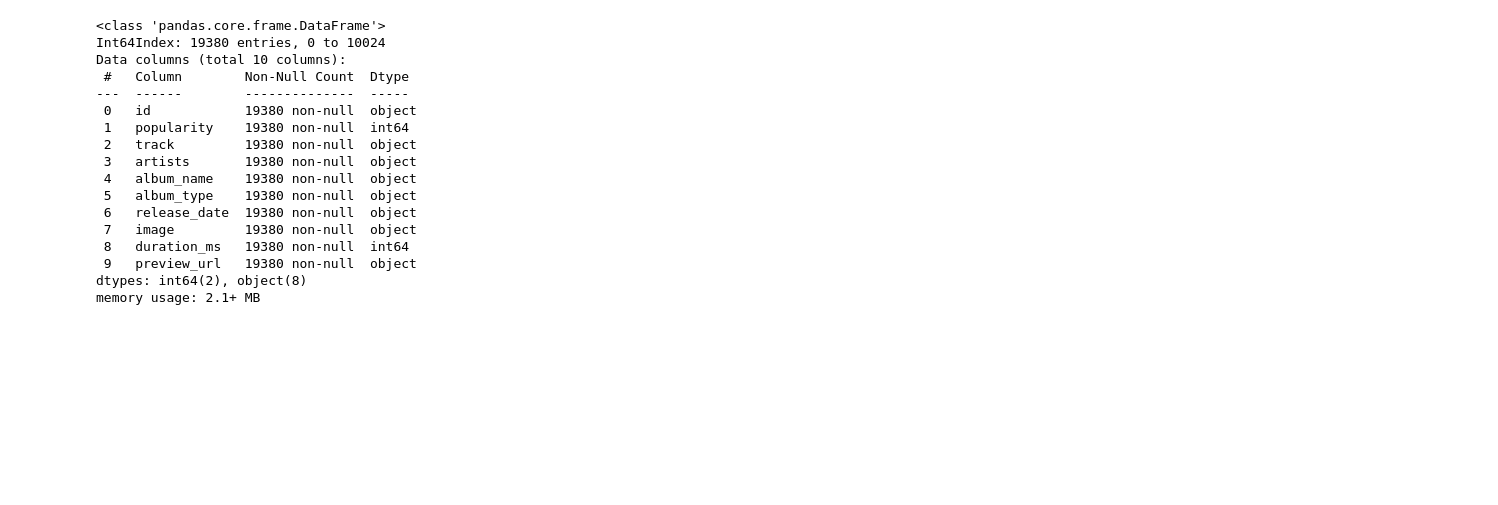
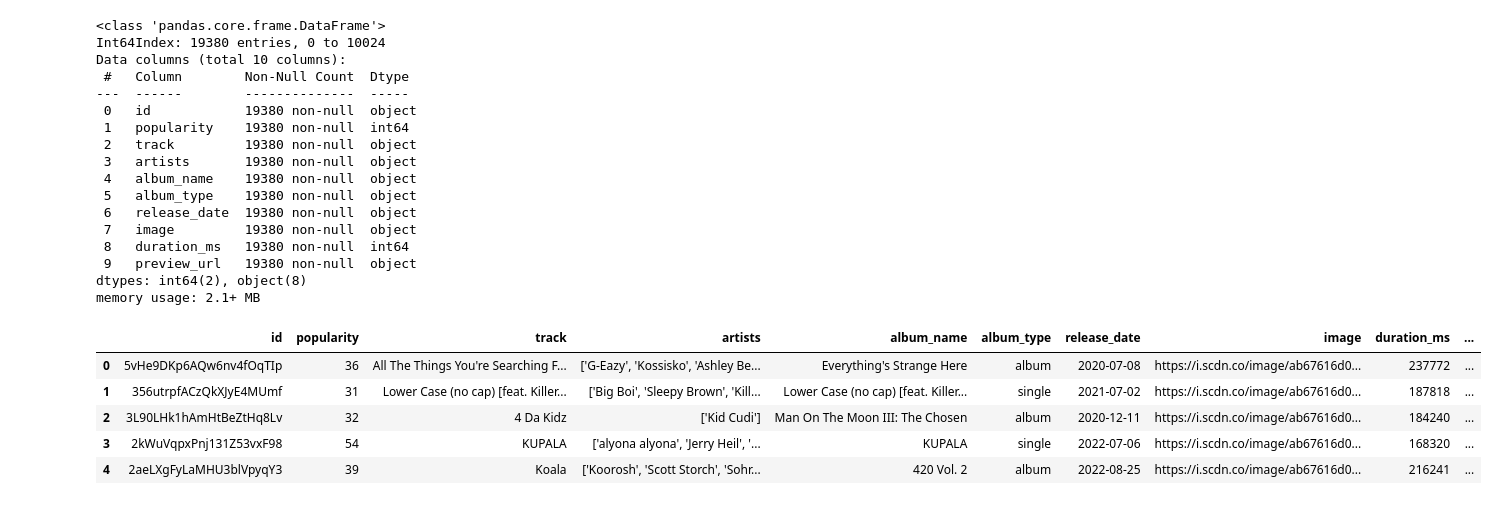
Before and after one commit to deepakjangir15/Hip-Hop-Popularity, a Jupyter notebook: Hip-Hop Popularity.ipynb, the cells around one changed output. Saved outputs shown, nothing was run; the diff lists cells and outputs as text; code cells hidden in the pictures; blank space fills up the shorter version.

```diff
--- a/Hip-Hop Popularity.ipynb
+++ b/Hip-Hop Popularity.ipynb
@@ -402,0 +407,9 @@ track_df.to_csv('/content/drive/MyDrive/Colab Notebooks/Portfolio - Projects/Dat
+# %%
+track_df.head()
+# %% [output]
+|  | id | popularity | track | artists | album_name | album_type | release_date | image | duration_ms | ... |
+| 0 | 5vHe9DKp6AQw6nv4fOqTIp | 36 | All The Things You're Searching F... | ['G-Eazy', 'Kossisko', 'Ashley Be... | Everything's Strange Here | album | 2020-07-08 | https://i.scdn.co/image/ab67616d0... | 237772 | ... |
+| 1 | 356utrpfACzQkXJyE4MUmf | 31 | Lower Case (no cap) [feat. Killer... | ['Big Boi', 'Sleepy Brown', 'Kill... | Lower Case (no cap) [feat. Killer... | single | 2021-07-02 | https://i.scdn.co/image/ab67616d0... | 187818 | ... |
+| 2 | 3L90LHk1hAmHtBeZtHq8Lv | 32 | 4 Da Kidz | ['Kid Cudi'] | Man On The Moon III: The Chosen | album | 2020-12-11 | https://i.scdn.co/image/ab67616d0... | 184240 | ... |
+| 3 | 2kWuVqpxPnj131Z53vxF98 | 54 | KUPALA | ['alyona alyona', 'Jerry Heil', '... | KUPALA | single | 2022-07-06 | https://i.scdn.co/image/ab67616d0... | 168320 | ... |
+| 4 | 2aeLXgFyLaMHU3blVpyqY3 | 39 | Koala | ['Koorosh', 'Scott Storch', 'Sohr... | 420 Vol. 2 | album | 2022-08-25 | https://i.scdn.co/image/ab67616d0... | 216241 | ... |
```
Also changed, not shown: parts of 17 cells of this notebook.
